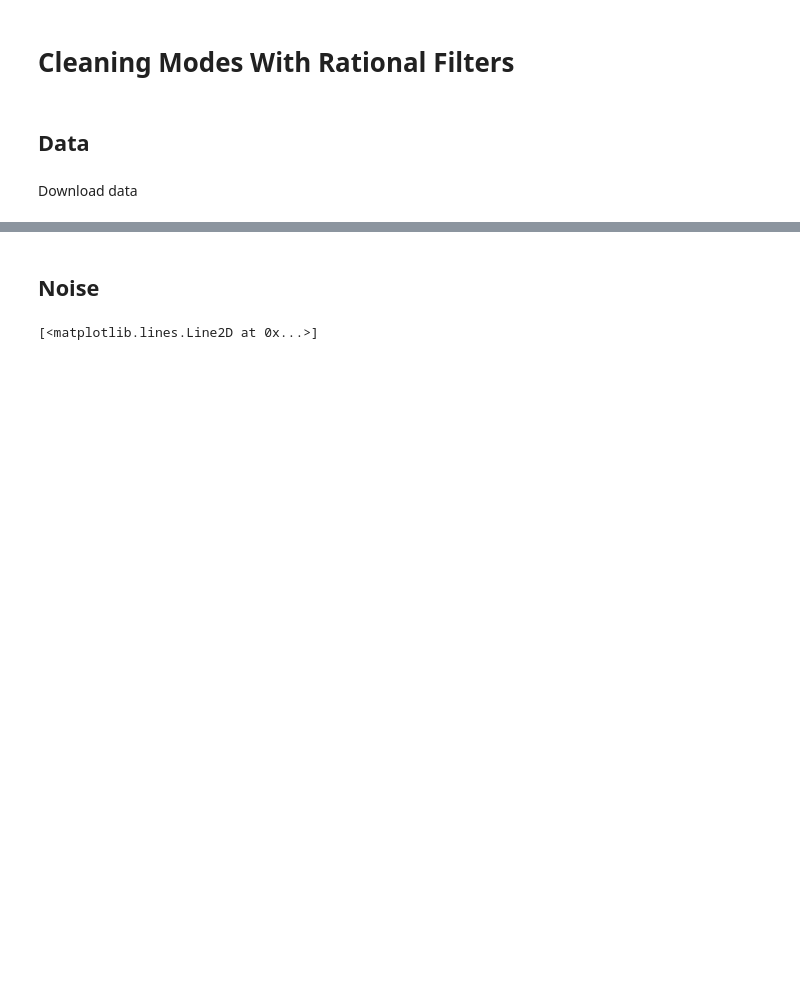
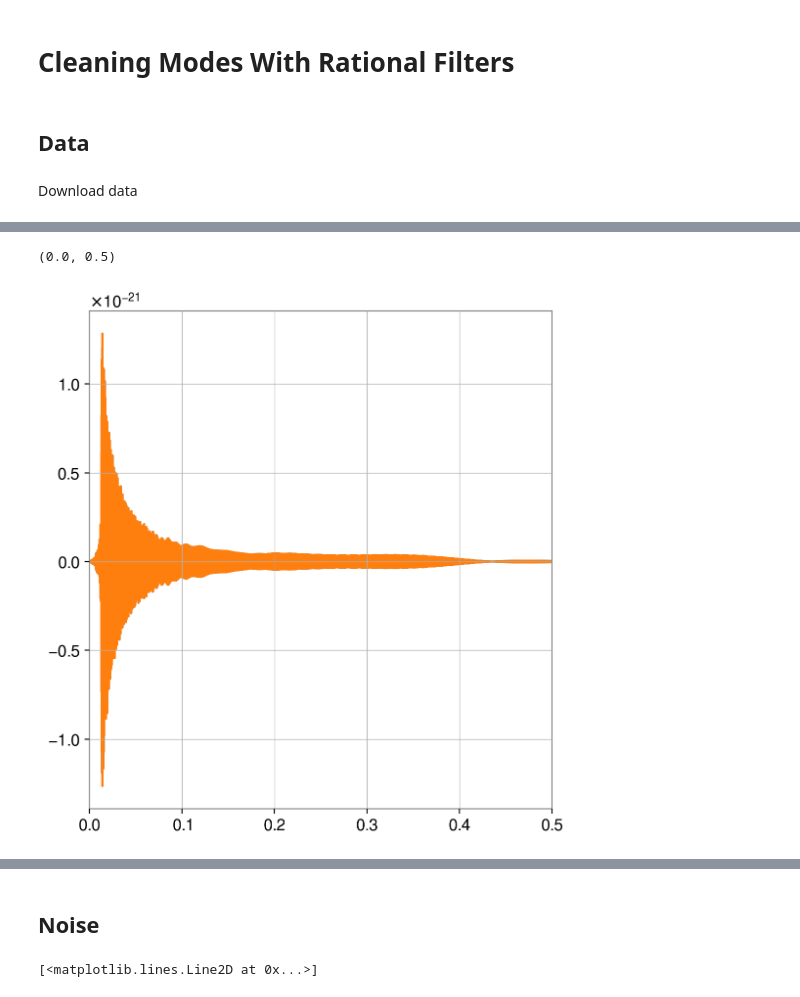
Before and after one commit to Lu-Neil/qnm_filter, a Jupyter notebook: code_demo/Systematics/Systematics MDC.ipynb, the cells around one changed output, grey strips where cells are left out. Drawn from its saved outputs; the diff is of its cells as text; code cells hidden in the pictures; blank space fills up the shorter version.

```diff
--- a/code_demo/Systematics/Systematics MDC.ipynb
+++ b/code_demo/Systematics/Systematics MDC.ipynb
@@ -36,0 +53,16 @@ pl.xlim(H_data.times.value[H_peak]-0.1, H_data.times.value[H_peak]+0.2)
+# %%
+data = qnm_filter.Data(H_data)
+data_in_freq = data.fft_data
+freq = data.fft_freq
+filter_in_freq = qnm_filter.Filter(model_list = [(2,2,0)], mass = 68.5, chi = 0.71).total_filter(freq)
+ifft = np.fft.irfft(
+    filter_in_freq * data_in_freq, norm="ortho", n=len(data)
+)
+fit.filtered_data['H1'] = qnm_filter.Data(ifft, index=data.index, ifo='H1')
+# %%
+pl.plot(freq, np.real(data_in_freq))
+pl.plot(freq, np.real(filter_in_freq*data_in_freq))
+pl.xlim(0, 0.5)
+# %% [output]
+(0.0, 0.5)
+[figure, added]
```
Also changed, not shown: parts of 16 cells of this notebook, 1 other file.
